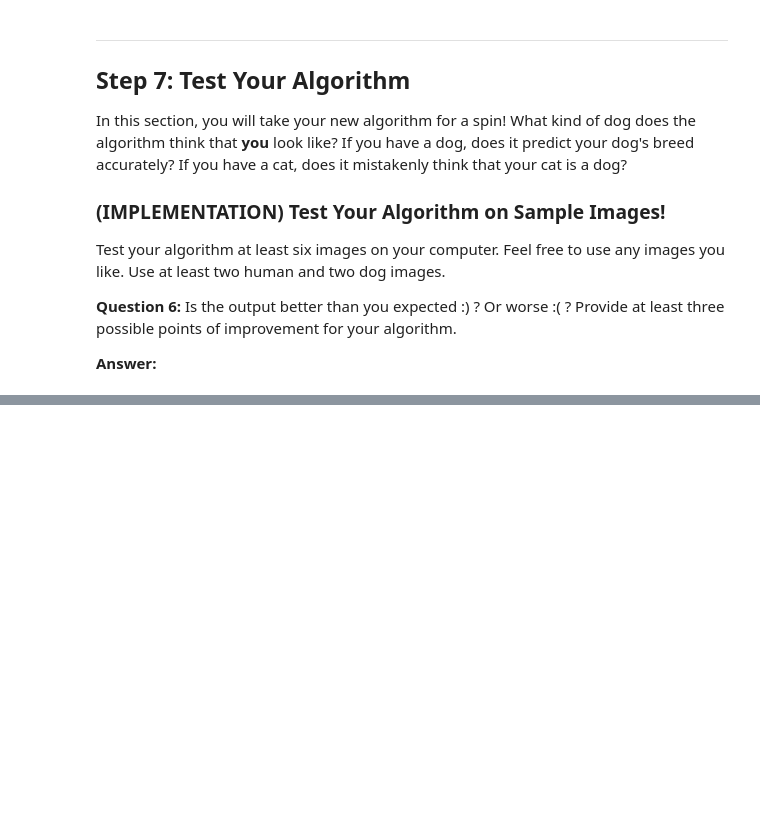
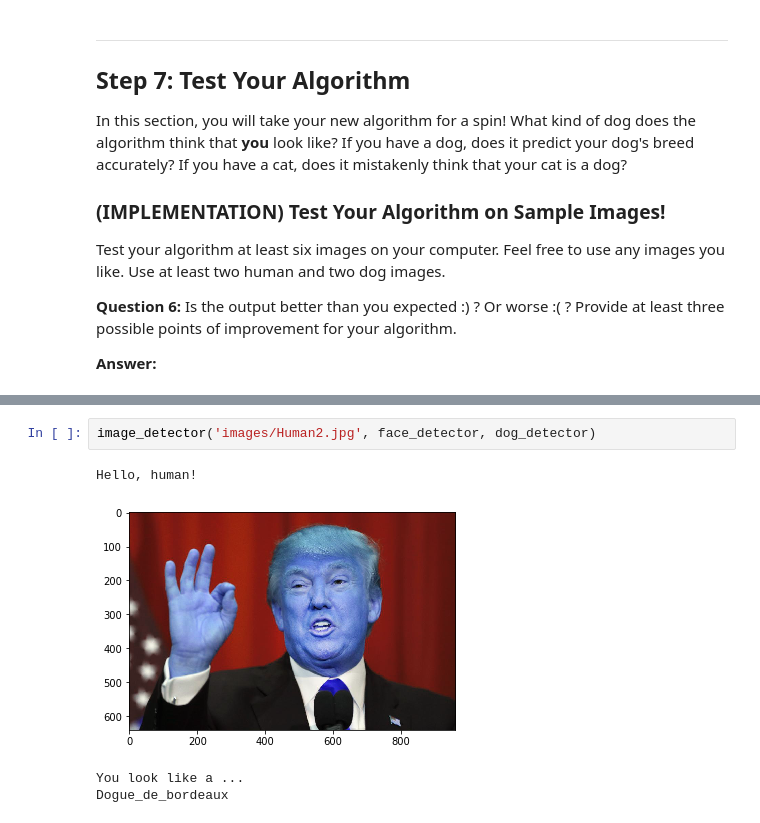
Before and after one commit to jswong65/AIND-CNN, a Jupyter notebook: dog_app.ipynb, the cells around one changed output, grey strips where cells are left out. Cells and saved outputs as stored; diff of their text form; blank space fills up the shorter version.

```diff
--- a/dog_app.ipynb
+++ b/dog_app.ipynb
@@ -804,0 +872,7 @@ __Answer:__
+# %%
+image_detector('images/Human2.jpg', face_detector, dog_detector)
+# %% [output]
+Hello, human!
+[figure, added]
+You look like a ...
+Dogue_de_bordeaux
```
Also changed, not shown: parts of 29 cells of this notebook, 9 other files.
